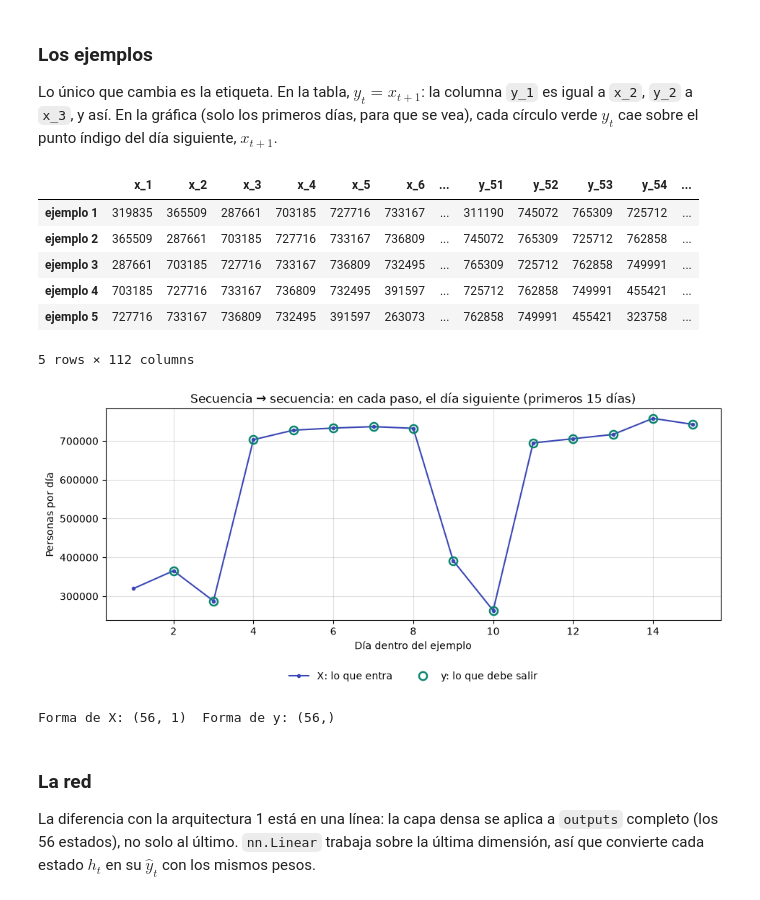
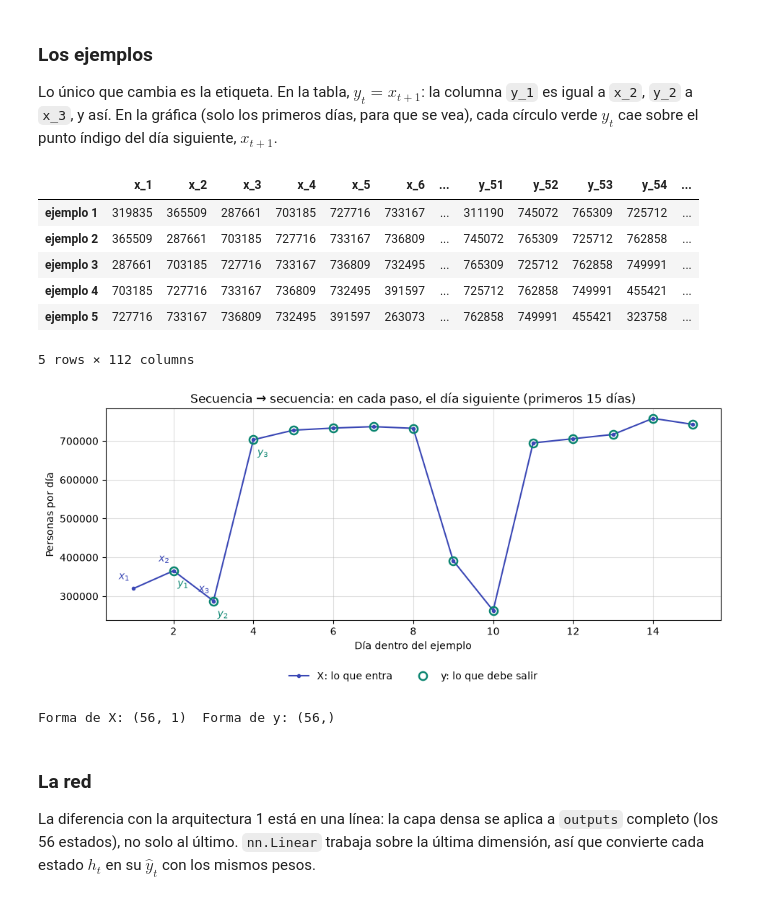
Before and after one commit to omarcastano/deeplearning-javeriana-site, a Jupyter notebook: modulo_2/unidad_2/3_experiencia/nueva/4_Script2_M2_U2_arquitecturas_pytorch.ipynb, the cells around one changed output. Saved outputs shown, nothing was run; the diff lists cells and outputs as text; code cells hidden in the pictures.

Commit message:
Despliegue desde omarcastano/deeplearning_javeriana_cali@28a135f

```diff
--- a/modulo_2/unidad_2/3_experiencia/nueva/4_Script2_M2_U2_arquitecturas_pytorch.ipynb
+++ b/modulo_2/unidad_2/3_experiencia/nueva/4_Script2_M2_U2_arquitecturas_pytorch.ipynb
@@ -63,0 +85,14 @@ Dividimos en el tiempo: 2016 a 2018 para entrenar, enero a mayo de 2019 para val
+# %%
+fig, (ax1, ax2) = plt.subplots(2, 1, figsize=(11, 6.5))
+rail["2016":"2019"].plot(ax=ax1, lw=0.6)
+ax1.set_title("Personas que entraron al metro cada día, 2016 a 2019"); ax1.set_xlabel(""); ax1.grid(alpha=0.4)
+
+three_weeks = rail["2019-03-04":"2019-03-24"]
+ax2.plot(three_weeks.index, three_weeks.values, "o-")
+ax2.set_xticks(three_weeks.index)
+ax2.set_xticklabels([f"{['lun', 'mar', 'mié', 'jue', 'vie', 'sáb', 'dom'][d.day_of_week]}\n{d.day}" for d in three_weeks.index], fontsize=8)
+ax2.set_title("Tres semanas de marzo de 2019"); ax2.grid(alpha=0.4)
+for ax in (ax1, ax2):
+    ax.set_ylabel("Personas por día")
+    ax.yaxis.set_major_formatter(lambda v, pos: f"{v:,.0f}")   # 700,000 en vez de 0.7 × 1e6
+plt.tight_layout(); plt.show()
@@ -178,19 +227,3 @@ class Forecaster:
         self.net.eval()
         with torch.no_grad():
             return self.net(X.to(device)).cpu()
-# %%
-INDIGO, TEAL, CORAL = "#3A47B5", "#0B8570", "#C03F32"   # lo que entra, lo que sale, el pronóstico
-
-
-def legend_below(ax, ncol=3):
-    ax.legend(loc="upper center", bbox_to_anchor=(0.5, -0.2), ncol=ncol, frameon=False)
-
-
-def plot_example(x_vals, y_vals, y_start, title=""):
-    # X (índigo) entra a la red; y (verde) es lo que debe salir, desde el día y_start
-    fig, ax = plt.subplots(figsize=(11, 3.8))
-    ax.plot(np.arange(1, len(x_vals) + 1), np.asarray(x_vals) * scale, "o-", color=INDIGO, ms=3, label="X: lo que entra")
-    ax.plot(np.arange(y_start, y_start + len(y_vals)), np.asarray(y_vals) * scale, "o", color=TEAL, ms=8, mfc="none", mew=1.8, label="y: lo que debe salir")
-    ax.set_xlabel("Día dentro del ejemplo"); ax.set_ylabel("Personas por día"); ax.grid(alpha=0.4)
-    ax.set_title(title); legend_below(ax, ncol=2)
-    plt.show()
@@ -282,30 +399,30 @@ Lo único que cambia es la etiqueta. En la tabla, $y_t = x_{t+1}$: la columna `y
 # %%
 class SeqToSeqDataset(WindowDataset):
     # Etiqueta = la ventana corrida un día: y_t = x_(t+1)
     def __len__(self):
         return len(self.values) - self.window_length
 
     def __getitem__(self, idx):
         end = idx + self.window_length
         return self.values[idx:end].unsqueeze(-1), self.values[idx + 1:end + 1]   # (56, 1) y (56,)
 
 
 train_set_2 = SeqToSeqDataset(rail_train)
 valid_set_2 = SeqToSeqDataset(rail_valid)
 windows_table(train_set_2)
 
 X, y = train_set_2[0]
-plot_example(X[:15, 0], y[:14], y_start=2, title="Secuencia → secuencia: en cada paso, el día siguiente (primeros 15 días)")
+plot_example(X[:15, 0], y[:14], y_start=2, labels=(1, 2, 3), title="Secuencia → secuencia: en cada paso, el día siguiente (primeros 15 días)")
 print("Forma de X:", tuple(X.shape), " Forma de y:", tuple(y.shape))
 # %% [output]
 |  | x_1 | x_2 | x_3 | x_4 | x_5 | x_6 | ... | y_51 | y_52 | y_53 | y_54 | ... |
 | ejemplo 1 | 319835 | 365509 | 287661 | 703185 | 727716 | 733167 | ... | 311190 | 745072 | 765309 | 725712 | ... |
 | ejemplo 2 | 365509 | 287661 | 703185 | 727716 | 733167 | 736809 | ... | 745072 | 765309 | 725712 | 762858 | ... |
 | ejemplo 3 | 287661 | 703185 | 727716 | 733167 | 736809 | 732495 | ... | 765309 | 725712 | 762858 | 749991 | ... |
 | ejemplo 4 | 703185 | 727716 | 733167 | 736809 | 732495 | 391597 | ... | 725712 | 762858 | 749991 | 455421 | ... |
 | ejemplo 5 | 727716 | 733167 | 736809 | 732495 | 391597 | 263073 | ... | 762858 | 749991 | 455421 | 323758 | ... |
 5 rows × 112 columns
-[figure, old version]
+[figure, new version]
 Forma de X: (56, 1)  Forma de y: (56,)
 # %% [markdown]
 ### La red
```
Also changed, not shown: parts of 20 cells of this notebook, 1 other file.
